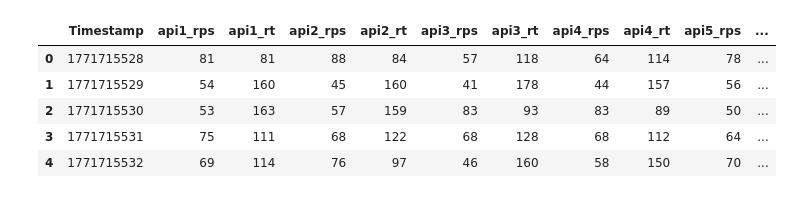
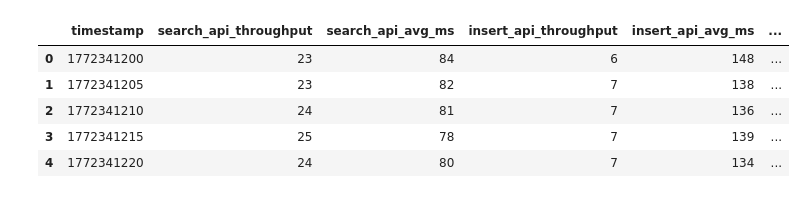
Before and after one commit to shahcj/uc_ml_ai_assignments, a Jupyter notebook: Capstone_Project/Capstone_Project.ipynb, the cells around one changed output. Cells and saved outputs as stored; diff of their text form; code cells hidden in the pictures.

```diff
--- a/Capstone_Project/Capstone_Project.ipynb
+++ b/Capstone_Project/Capstone_Project.ipynb
@@ -38,15 +51,15 @@ from sklearn.metrics import mean_squared_error, r2_score
 # %%
 # Load data
-df = pd.read_csv("api_metrics_2h.csv")
-df = df.sort_values("Timestamp")
+df = pd.read_csv("api_perf_metrics.csv")
+df = df.sort_values("timestamp")
 df.head()
 # %% [output]
-|  | Timestamp | api1_rps | api1_rt | api2_rps | api2_rt | api3_rps | api3_rt | api4_rps | api4_rt | api5_rps | ... |
-| 0 | 1771715528 | 81 | 81 | 88 | 84 | 57 | 118 | 64 | 114 | 78 | ... |
-| 1 | 1771715529 | 54 | 160 | 45 | 160 | 41 | 178 | 44 | 157 | 56 | ... |
-| 2 | 1771715530 | 53 | 163 | 57 | 159 | 83 | 93 | 83 | 89 | 50 | ... |
-| 3 | 1771715531 | 75 | 111 | 68 | 122 | 68 | 128 | 68 | 112 | 64 | ... |
-| 4 | 1771715532 | 69 | 114 | 76 | 97 | 46 | 160 | 58 | 150 | 70 | ... |
+|  | timestamp | search_api_throughput | search_api_avg_ms | insert_api_throughput | insert_api_avg_ms | ... |
+| 0 | 1772341200 | 23 | 84 | 6 | 148 | ... |
+| 1 | 1772341205 | 23 | 82 | 7 | 138 | ... |
+| 2 | 1772341210 | 24 | 81 | 7 | 136 | ... |
+| 3 | 1772341215 | 25 | 78 | 7 | 139 | ... |
+| 4 | 1772341220 | 24 | 80 | 7 | 134 | ... |
 # %%
 # Basic checks
 print(df.shape)
```
Also changed, not shown: parts of 31 cells of this notebook, 1 other file.
